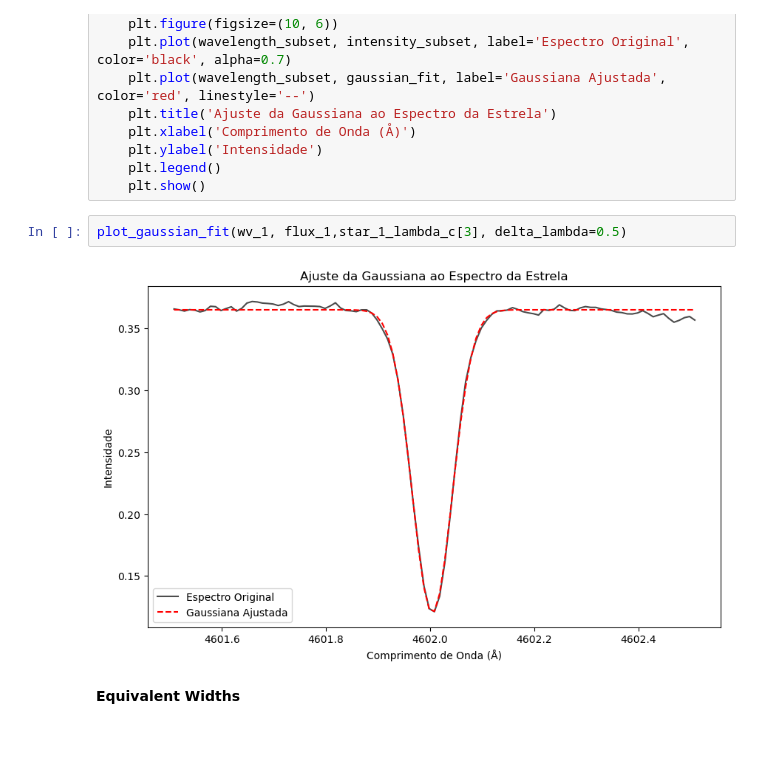
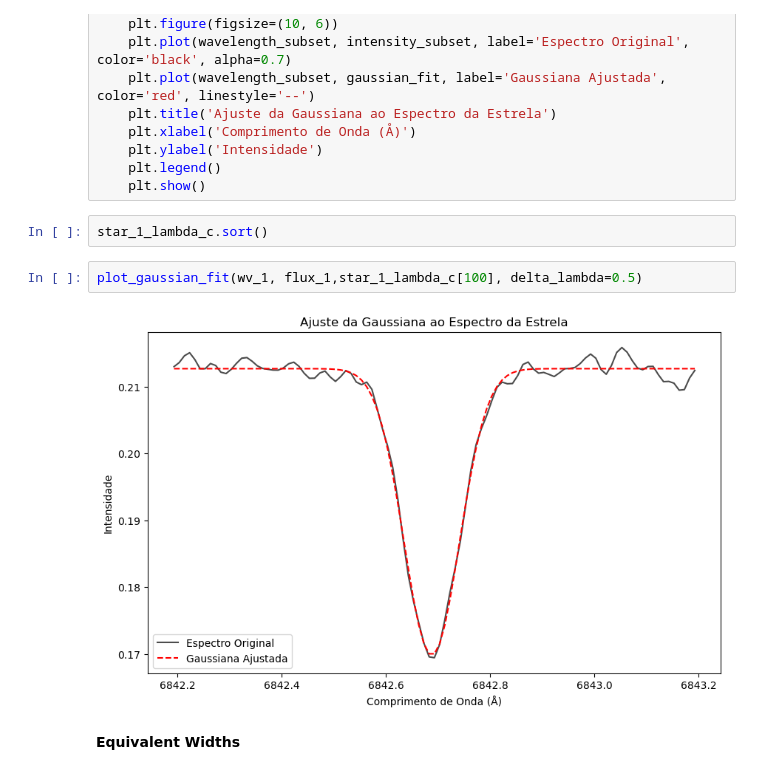
Before and after one commit to rodribro/Computational_Astronomy, a Jupyter notebook: classes/08_stelar_params.ipynb, the cells around one changed output. Saved outputs shown, nothing was run; the diff lists cells and outputs as text; blank space fills up the shorter version.

```diff
--- a/classes/08_stelar_params.ipynb
+++ b/classes/08_stelar_params.ipynb
@@ -362,10 +362,12 @@ def plot_gaussian_fit(wavelength, intensity, lambda_c, delta_lambda=0.5):
     plt.ylabel('Intensidade')
     plt.legend()
     plt.show()
+# %%
+star_1_lambda_c.sort()
 # %%
-plot_gaussian_fit(wv_1, flux_1,star_1_lambda_c[3], delta_lambda=0.5)
+plot_gaussian_fit(wv_1, flux_1,star_1_lambda_c[100], delta_lambda=0.5)
 # %% [output]
-[figure, old version]
+[figure, new version]
 # %% [markdown]
 <b> Equivalent Widths </b>
 # %%
```
Also changed, not shown: parts of 36 cells of this notebook.
